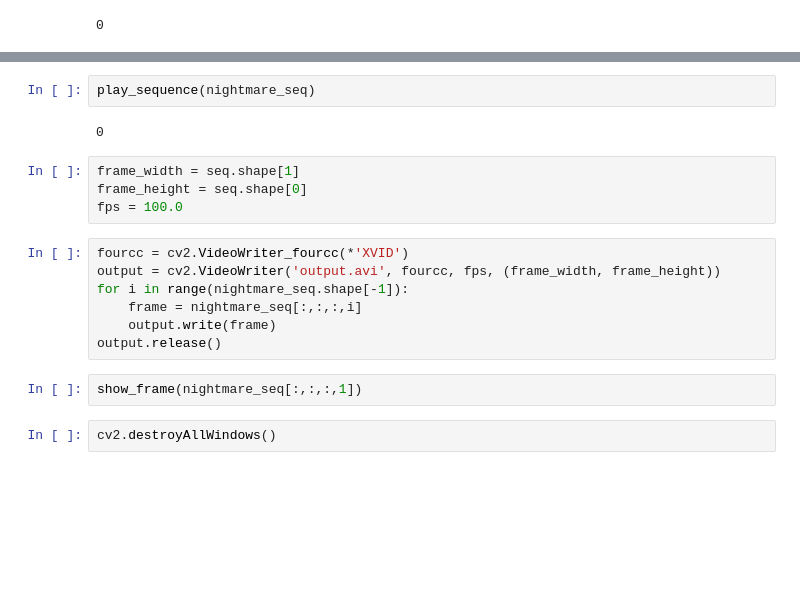
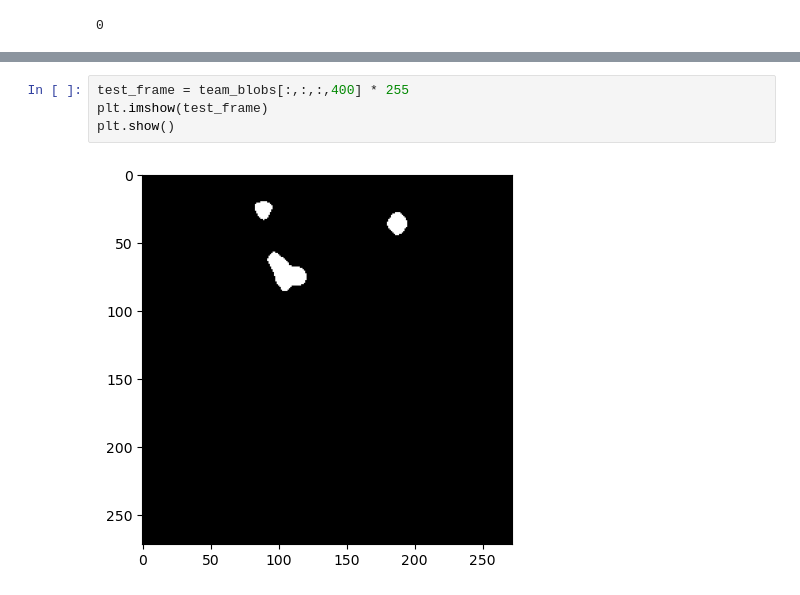
Before and after one commit to drybashlykov/blitz_DS, a Jupyter notebook: notebooks/002_teammates.ipynb, the cells around one changed output, grey strips where cells are left out. Saved outputs shown, nothing was run; the diff lists cells and outputs as text; blank space fills up the shorter version.

```diff
--- a/notebooks/002_teammates.ipynb
+++ b/notebooks/002_teammates.ipynb
@@ -130,19 +36,6 @@ nightmare_seq = clusters_sequence(team_blobs * 255)
-# %%
-play_sequence(nightmare_seq)
-# %% [output]
-0
-# %%
-frame_width = seq.shape[1]
-frame_height = seq.shape[0]
-fps = 100.0
-# %%
-fourcc = cv2.VideoWriter_fourcc(*'XVID')
-output = cv2.VideoWriter('output.avi', fourcc, fps, (frame_width, frame_height))
-for i in range(nightmare_seq.shape[-1]):
-    frame = nightmare_seq[:,:,:,i]
-    output.write(frame)
-output.release()
-# %%
-show_frame(nightmare_seq[:,:,:,1])
-# %%
-cv2.destroyAllWindows()
+# %%
+test_frame = team_blobs[:,:,:,400] * 255
+plt.imshow(test_frame)
+plt.show()
+# %% [output]
+[figure, added]
```
Also changed, not shown: parts of 58 cells of this notebook, 5 other files.
